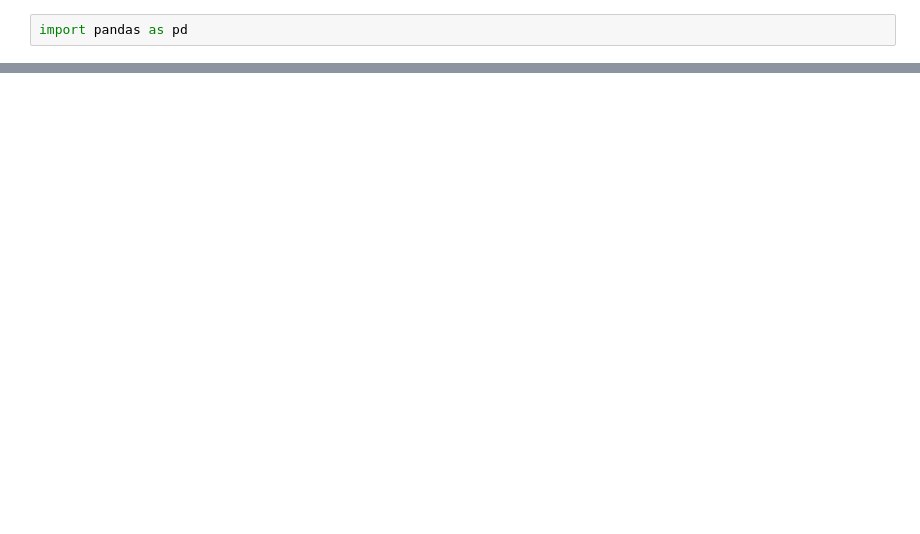
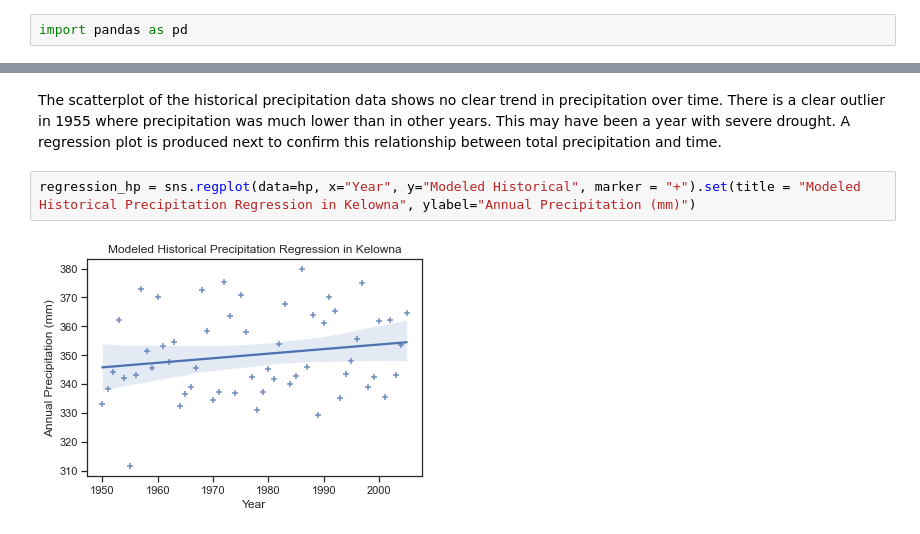
Before and after one commit to data301-2021-winter1/project-group70-project, a Jupyter notebook: notebooks/analysis2.ipynb, the cells around one changed output, grey strips where cells are left out. Drawn from its saved outputs; the diff is of its cells as text; blank space fills up the shorter version.

```diff
--- a/notebooks/analysis2.ipynb
+++ b/notebooks/analysis2.ipynb
@@ -25,0 +330,6 @@ Total_Precipitation
+# %% [markdown]
+The scatterplot of the historical precipitation data shows no clear trend in precipitation over time. There is a clear outlier in 1955 where precipitation was much lower than in other years. This may have been a year with severe drought. A regression plot is produced next to confirm this relationship between total precipitation and time.
+# %%
+regression_hp = sns.regplot(data=hp, x="Year", y="Modeled Historical", marker = "+").set(title = "Modeled Historical Precipitation Regression in Kelowna", ylabel="Annual Precipitation (mm)")
+# %% [output]
+[figure, added]
```
Also changed, not shown: parts of 57 cells of this notebook.
